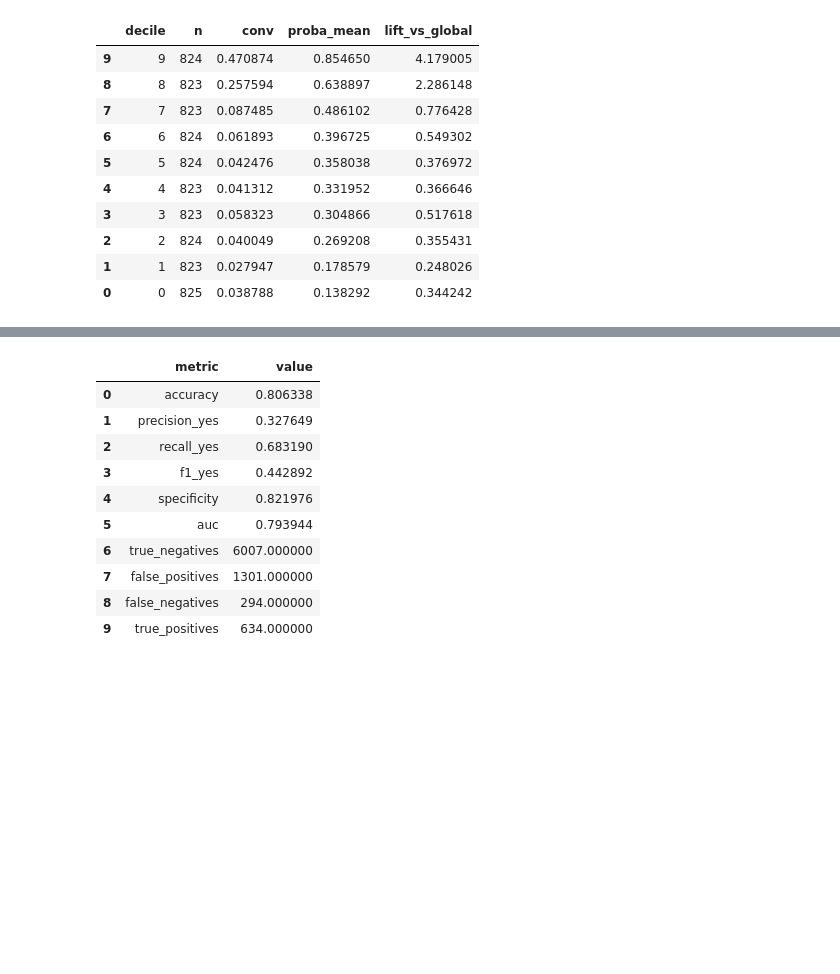
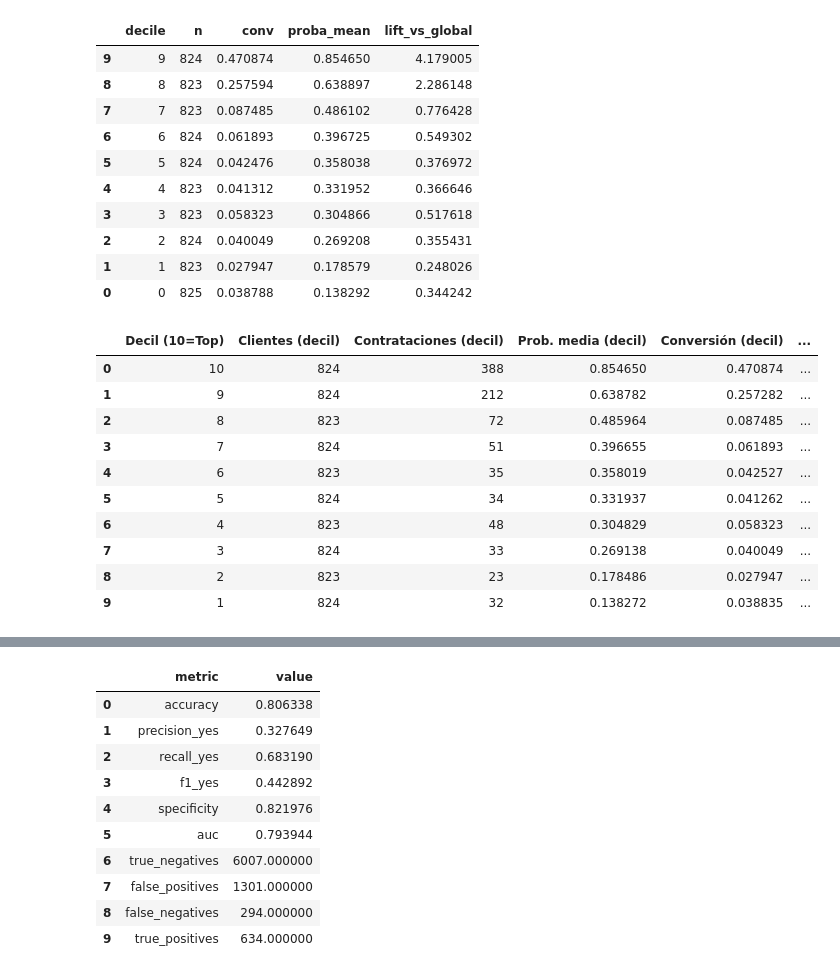
Before and after one commit to paulagg7/Digital-campaigns-Fintech, a Jupyter notebook: notebooks/drafts_team/modelo_regresion_final.ipynb, the cells around one changed output, grey strips where cells are left out. Cells and saved outputs as stored; diff of their text form; code cells hidden in the pictures; blank space fills up the shorter version.

```diff
--- a/notebooks/drafts_team/modelo_regresion_final.ipynb
+++ b/notebooks/drafts_team/modelo_regresion_final.ipynb
@@ -67,11 +228,7 @@ df_model_dum = pd.get_dummies(df_model, columns=cat_cols, drop_first=True)
 X = df_model_dum.drop("y_bin", axis=1)
 y = df_model_dum["y_bin"]
 # %%
-from sklearn.model_selection import train_test_split
-
-X_train, X_test, y_train, y_test = train_test_split(
-    X, y,
-    test_size=0.2,
-    random_state=42,
-    stratify=y
+# Dividimos los datos en conjuntos de entrenamiento y test
+X_train_raw, X_test_raw, y_train, y_test = train_test_split(
+    X, y, test_size=0.2, random_state=42, stratify=y
 )
@@ -294,3 +588,72 @@ lift_table.sort_values("decile", ascending=False)
 | 2 | 2 | 824 | 0.040049 | 0.269208 | 0.355431 |
 | 1 | 1 | 823 | 0.027947 | 0.178579 | 0.248026 |
 | 0 | 0 | 825 | 0.038788 | 0.138292 | 0.344242 |
+# %%
+# 1) Base con verdad y probabilidad
+df_rank = pd.DataFrame({
+    "y_true": y_test.values if hasattr(y_test, "values") else y_test,
+    "prob": y_prob_test
+}).sort_values("prob", ascending=False).reset_index(drop=True)
+
+total_clientes = len(df_rank)
+total_conv = df_rank["y_true"].sum()
+conv_global = total_conv / total_clientes
+
+# 2) Crear deciles (Top decil = 10, peor decil = 1)
+df_rank["decil"] = pd.qcut(df_rank.index, 10, labels=False)  # 0..9 (0 = top)
+df_rank["decil"] = 10 - df_rank["decil"]                    # 10..1 (10 = top)
+
+# 3) Métricas por decil (no acumuladas)
+por_decil = (
+    df_rank.groupby("decil")
+    .agg(
+        clientes=("y_true", "count"),
+        contrataciones=("y_true", "sum"),
+        prob_media=("prob", "mean"),
+    )
+    .sort_index(ascending=False)  # 10 -> 1
+)
+
+por_decil["tasa_conversion"] = por_decil["contrataciones"] / por_decil["clientes"]
+por_decil["lift_vs_global"] = por_decil["tasa_conversion"] / conv_global
+
+# 4) Acumulados desde el TOP hacia abajo
+por_decil["clientes_acum"] = por_decil["clientes"].cumsum()
+por_decil["contrataciones_acum"] = por_decil["contrataciones"].cumsum()
+
+# 5) Porcentajes acumulados
+por_decil["%base_contactada_acum"] = por_decil["clientes_acum"] / total_clientes
+por_decil["%contrataciones_capturadas_acum"] = por_decil["contrataciones_acum"] / total_conv
+
+# 6) Extras útiles para lectura
+por_decil["conversion_global"] = conv_global
+por_decil["%conversion_decil"] = por_decil["tasa_conversion"]  # alias más claro
+
+# 7) Renombrar columnas para dashboard (clarito)
+df_dashboard = por_decil.reset_index().rename(columns={
+    "decil": "Decil (10=Top)",
+    "clientes": "Clientes (decil)",
+    "contrataciones": "Contrataciones (decil)",
+    "tasa_conversion": "Conversión (decil)",
+    "prob_media": "Prob. media (decil)",
+    "lift_vs_global": "Lift vs global (decil)",
+    "clientes_acum": "Clientes acumulados (Top→)",
+    "contrataciones_acum": "Contrataciones acumuladas (Top→)",
+    "%base_contactada_acum": "% base contactada (acum)",
+    "%contrataciones_capturadas_acum": "% contrataciones capturadas (acum)",
+    "conversion_global": "Conversión global"
+})
+
+df_dashboard
+# %% [output]
+|  | Decil (10=Top) | Clientes (decil) | Contrataciones (decil) | Prob. media (decil) | Conversión (decil) | ... |
+| 0 | 10 | 824 | 388 | 0.854650 | 0.470874 | ... |
+| 1 | 9 | 824 | 212 | 0.638782 | 0.257282 | ... |
+| 2 | 8 | 823 | 72 | 0.485964 | 0.087485 | ... |
+| 3 | 7 | 824 | 51 | 0.396655 | 0.061893 | ... |
+| 4 | 6 | 823 | 35 | 0.358019 | 0.042527 | ... |
+| 5 | 5 | 824 | 34 | 0.331937 | 0.041262 | ... |
+| 6 | 4 | 823 | 48 | 0.304829 | 0.058323 | ... |
+| 7 | 3 | 824 | 33 | 0.269138 | 0.040049 | ... |
+| 8 | 2 | 823 | 23 | 0.178486 | 0.027947 | ... |
+| 9 | 1 | 824 | 32 | 0.138272 | 0.038835 | ... |
```
Also changed, not shown: parts of 62 cells of this notebook.
